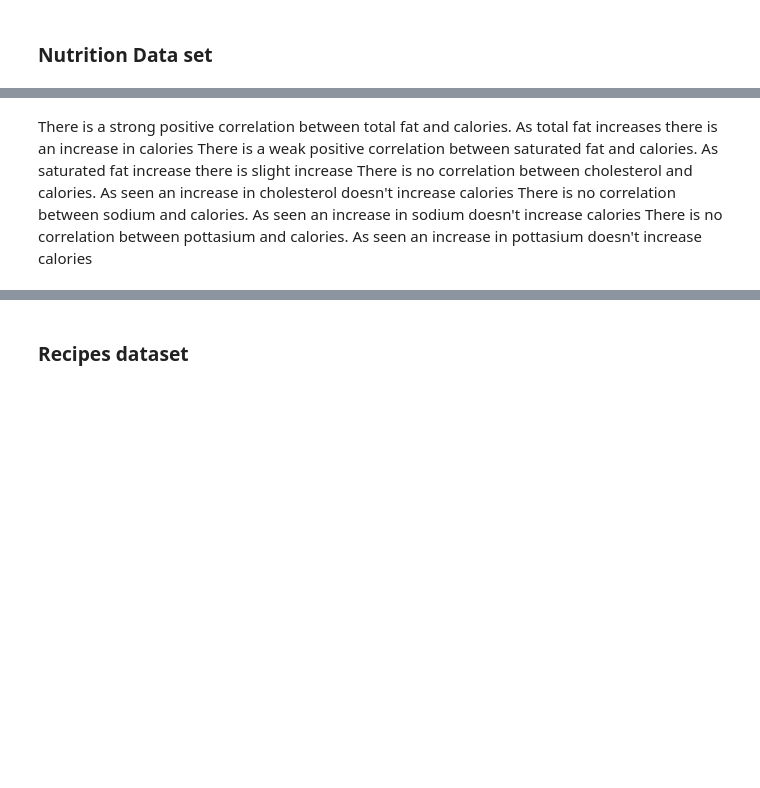
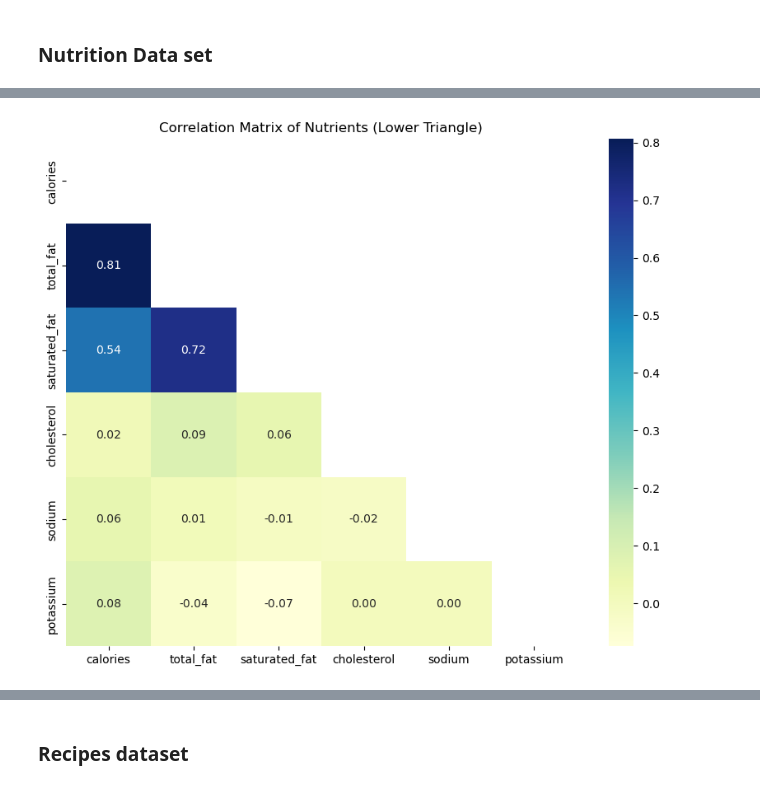
Before and after one commit to Mugangasia/NutriPal-Recipe-Recommendation-System-, a Jupyter notebook: NutriPal_Recipe_Recommendation_System.ipynb, the cells around one changed output, grey strips where cells are left out. Cells and saved outputs as stored; diff of their text form; code cells hidden in the pictures; blank space fills up the shorter version.

```diff
--- a/NutriPal_Recipe_Recommendation_System.ipynb
+++ b/NutriPal_Recipe_Recommendation_System.ipynb
@@ -294,14 +512,15 @@ There is no correlation between pottasium and calories. As seen an increase in p
 # %%
-
-
-# Select the relevant nutrient columns
-nutrients = Nutrition_df[['calories', 'total_fat', 'saturated_fat', 'cholesterol', 'sodium', 'potassium']]
 
 # Calculate the correlation matrix
 correlation_matrix = nutrients.corr()
 
+# Generate a mask for the upper triangle
+mask = np.triu(np.ones_like(correlation_matrix, dtype=bool))
+
 # Plot the correlation matrix as a heatmap
 plt.figure(figsize=(10, 8))
-sns.heatmap(correlation_matrix, annot=True, cmap='coolwarm', fmt=".2f")
-plt.title('Correlation Matrix of Nutrients')
+sns.heatmap(correlation_matrix, annot=True, cmap='YlGnBu', fmt=".2f", mask=mask)
+plt.title('Correlation Matrix of Nutrients (Lower Triangle)')
 plt.show()
+# %% [output]
+[figure, added]
@@ -317,2 +526,0 @@ print(correlation_matrix)
-# %% [markdown]
-There is a strong positive correlation between total fat and calories. As total fat increases there is an increase in calories There is a weak positive correlation between saturated fat and calories. As saturated fat increase there is slight increase There is no correlation between cholesterol and calories. As seen an increase in cholesterol doesn't increase calories There is no correlation between sodium and calories. As seen an increase in sodium doesn't increase calories There is no correlation between pottasium and calories. As seen an increase in pottasium doesn't increase calories
```
Also changed, not shown: parts of 63 cells of this notebook.
